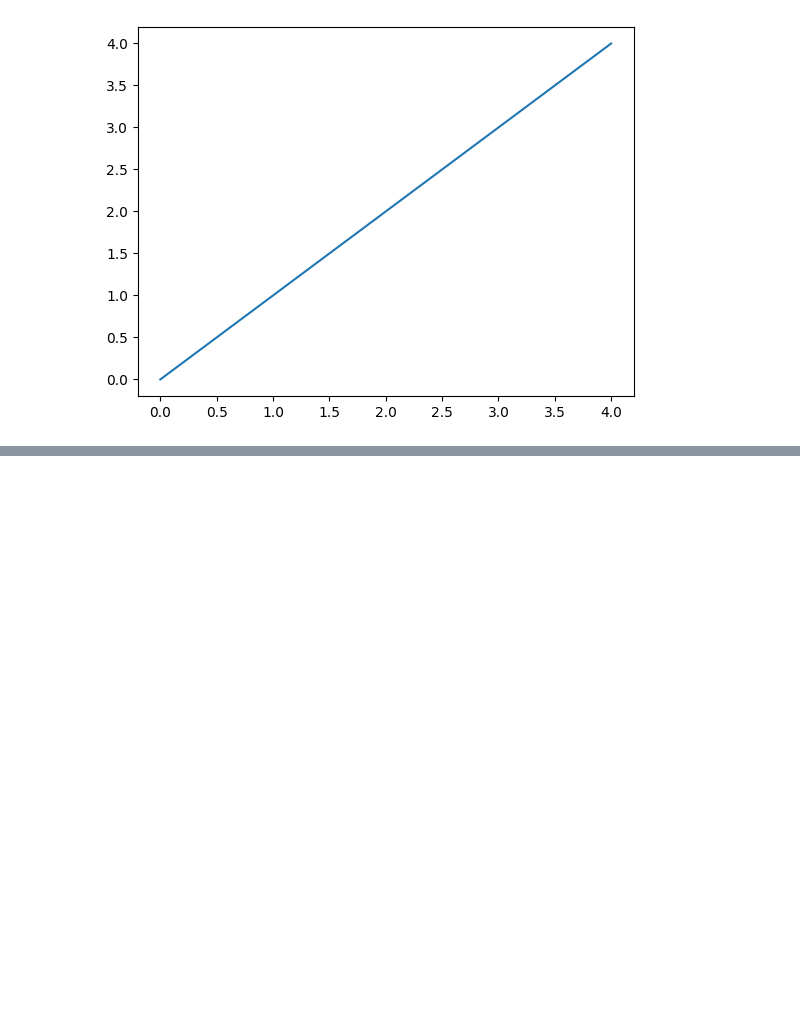
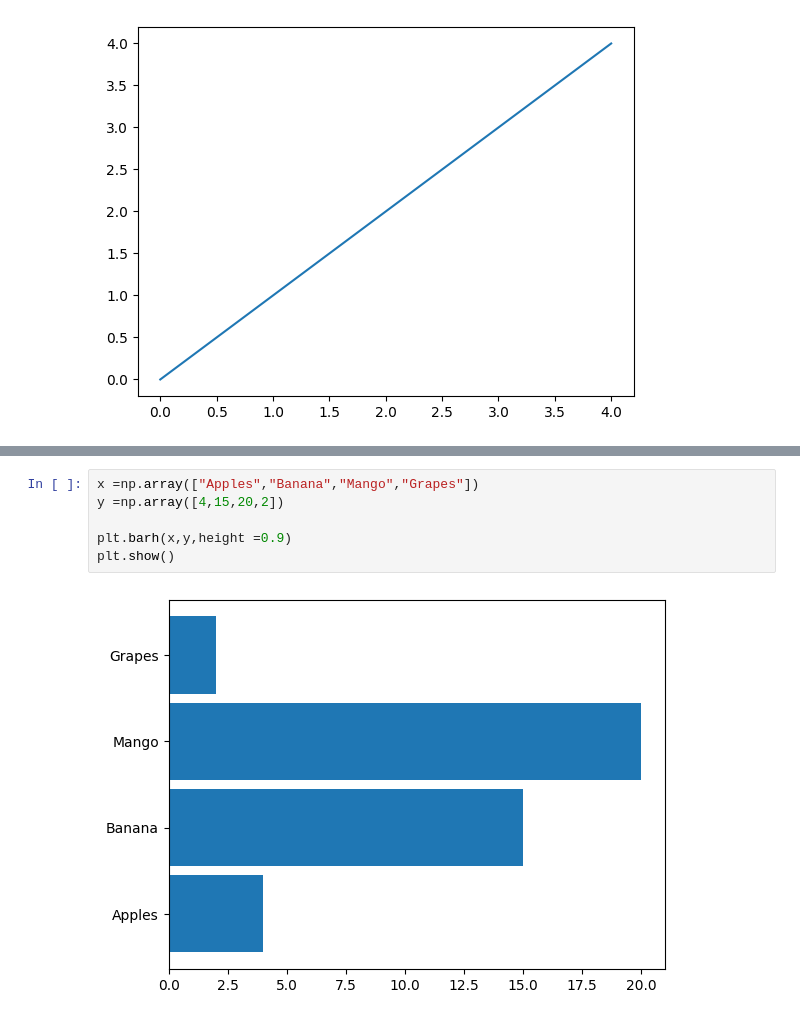
Before and after one commit to Johnkenmacharia/datascience, a Jupyter notebook: numpy.ipynb, the cells around one changed output, grey strips where cells are left out. Drawn from its saved outputs; the diff is of its cells as text; blank space fills up the shorter version.

```diff
--- a/numpy.ipynb
+++ b/numpy.ipynb
@@ -70,0 +100,8 @@ plt.show()
+# %%
+x =np.array(["Apples","Banana","Mango","Grapes"])
+y =np.array([4,15,20,2])
+
+plt.barh(x,y,height =0.9)
+plt.show()
+# %% [output]
+[figure, added]
```
Also changed, not shown: parts of 7 cells of this notebook.
